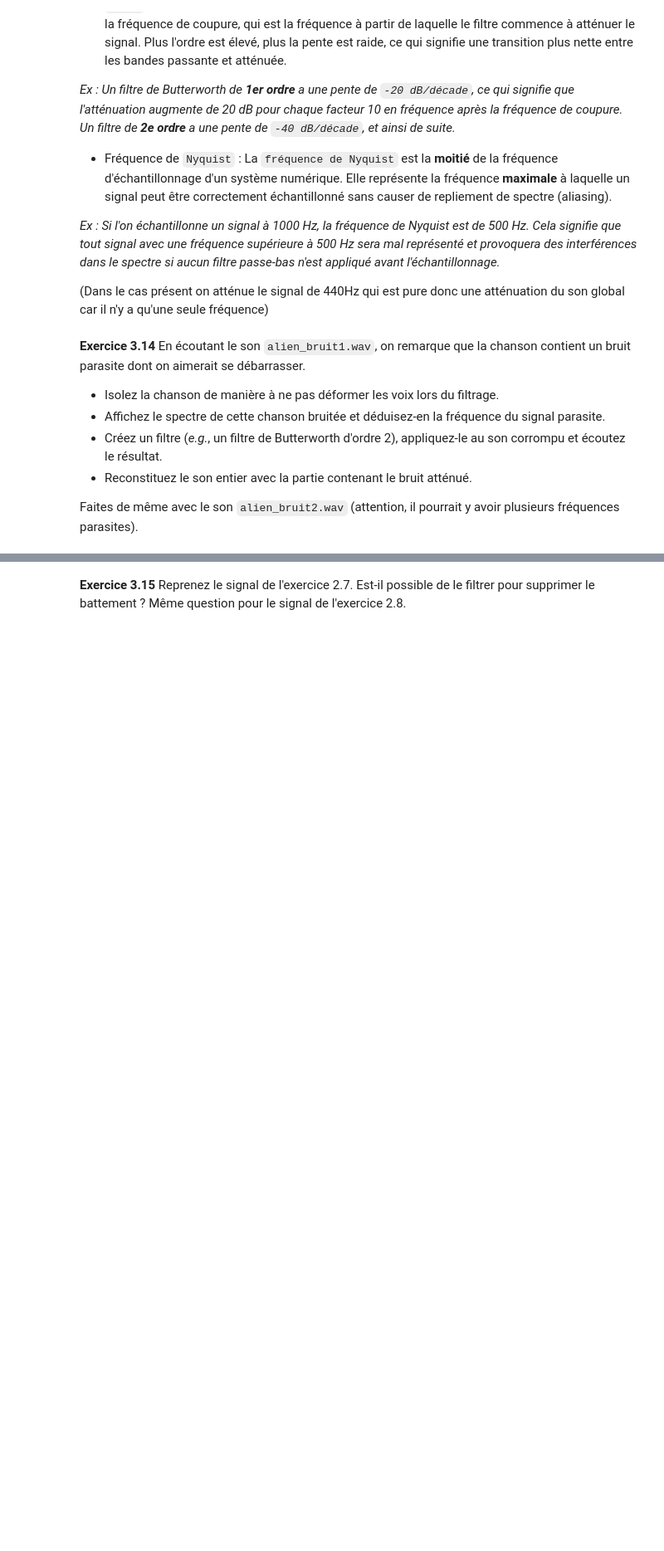
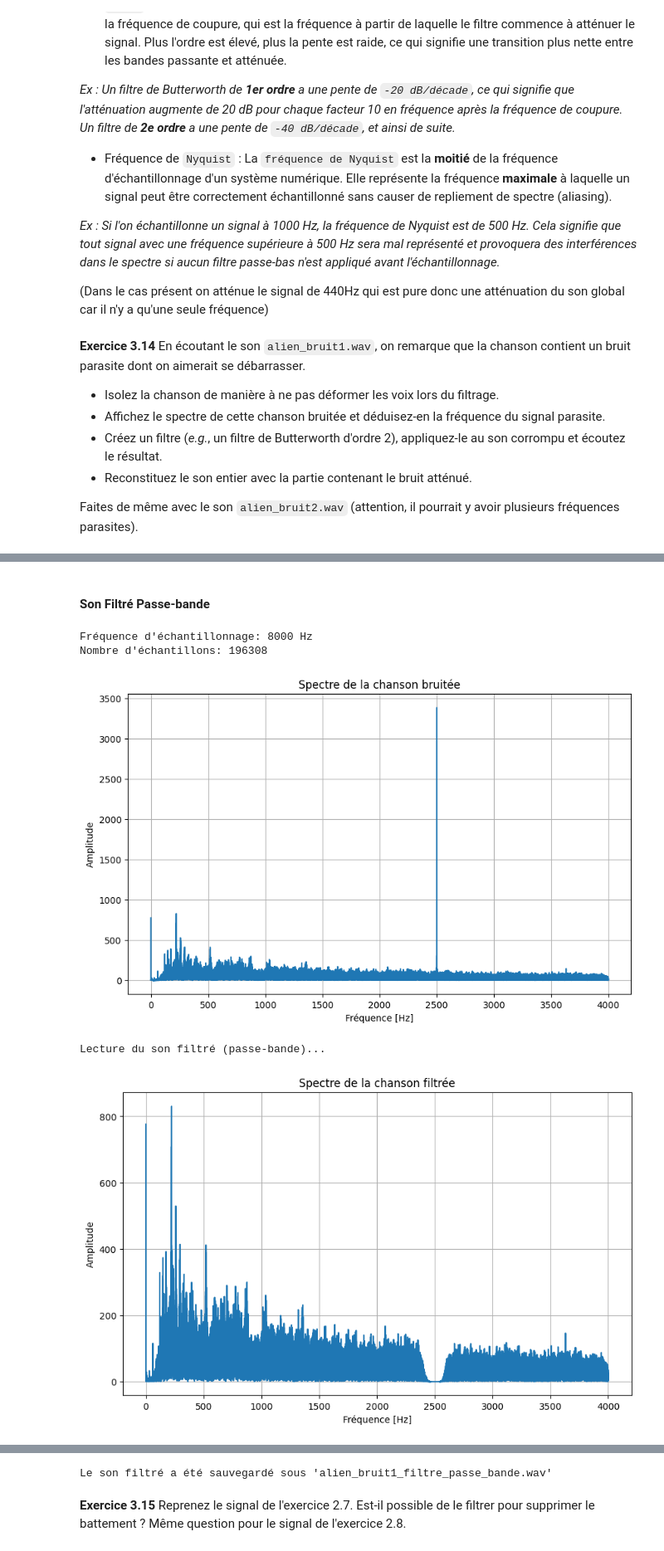
Before and after one commit to Makker5000/Traitement-de-Signaux-Reco-Alarme, a Jupyter notebook: T3032_TP_notebook_seance_Representation fréq de signaux 3.ipynb, the cells around one changed output, grey strips where cells are left out. Shown: that part at 83% size. Saved outputs shown, nothing was run; the diff lists cells and outputs as text; code cells hidden in the pictures; blank space fills up the shorter version.

```diff
--- a/T3032_TP_notebook_seance_Representation fréq de signaux 3.ipynb
+++ b/T3032_TP_notebook_seance_Representation fréq de signaux 3.ipynb
@@ -85,0 +187,75 @@ Faites de même avec le son `alien_bruit2.wav` (attention, il pourrait y avoir p
+# %% [markdown]
+#### Son Filtré Passe-bande
+# %%
+# Lecture du fichier son Original
+fe, data3 = read('Fichiers-pour-TP/sound/alien_bruit1.wav')
+print(f"Fréquence d'échantillonnage: {fe} Hz")
+print(f"Nombre d'échantillons: {len(data3)}")
+
+# Normaliser le signal si besoin (pour les fichiers wav int16)
+data3 = data3 / np.max(np.abs(data3))
+
+# 2. Analyse spectrale pour identifier la fréquence du bruit
+t_original2 = np.arange(len(data3)) / fe
+TF_original2 = np.fft.fft(data3)
+frequencies_original2 = np.fft.fftfreq(len(TF_original2), d=1/fe)
+
+# Affichage du spectre pour visualiser le bruit
+plt.figure(figsize=(10, 6))
+plt.plot(frequencies_original2[:len(frequencies_original2)//2], np.abs(TF_original2[:len(frequencies_original2)//2]))
+plt.title('Spectre de la chanson bruitée')
+plt.xlabel('Fréquence [Hz]')
+plt.ylabel('Amplitude')
+plt.grid(True)
+plt.show()
+
+# Création du filtre passe-bande de Butterworth (ordre 3 ou 4)
+# fc1 et fc2 sont les fréquences de coupure
+fc1 = 2400  # Borne inférieure de la bande (par exemple)
+fc2 = 2600  # Borne supérieure de la bande (par exemple)
+b, a = signal.butter(3, [fc1 / (fe / 2), fc2 / (fe / 2)], btype='bandstop')  # Création du filtre Passe-bande d'ordre 3
+
+# Application du filtre sur le signal
+data_filtre_bandstop = signal.filtfilt(b, a, data3)
+
+# Écouter le signal filtré
+print("Lecture du son filtré (passe-bande)...")
+sd.play(data_filtre_bandstop, fe)
+sd.wait()
+
+# Analyse Spectrale du son Filtré
+t_filtre2 = np.arange(len(data3)) / fe
+TF_filtre2 = np.fft.fft(data_filtre_bandstop)
+frequencies_filtre2 = np.fft.fftfreq(len(TF_filtre2), d=1/fe)
+
+# Affichage du spectre pour visualiser le l'atténuation du bruit
+plt.figure(figsize=(10, 6))
+plt.plot(frequencies_filtre2[:len(frequencies_filtre2)//2], np.abs(TF_filtre2[:len(frequencies_filtre2)//2]))
+plt.title('Spectre de la chanson filtrée')
+plt.xlabel('Fréquence [Hz]')
+plt.ylabel('Amplitude')
+plt.grid(True)
+plt.show()
+
+# Sauvegarder le signal filtré
+write('Fichiers-pour-TP/Sons-creer-modifie/alien_bruit1_filtre_passe_bande.wav', fe, (data_filtre_bandstop * 32767).astype(np.int16))
+
+# Afficher le signal original et filtré pour comparaison
+plt.figure(figsize=(10, 6))
+plt.plot(t_original2, data3, label='Son original', alpha=0.5)
+plt.plot(t_filtre2, data_filtre_bandstop, label='Son filtré (passe-bande)', linestyle='--')
+plt.xlabel('Temps [s]')
+plt.ylabel('Amplitude')
+plt.title('Comparaison entre le son original et le son filtré (passe-bande)')
+plt.legend()
+plt.grid(True)
+plt.show()
+
+# Reconstitution du son entier en sauvegardant la version filtrée
+print("Le son filtré a été sauvegardé sous 'alien_bruit1_filtre_passe_bande.wav'")
+# %% [output]
+Fréquence d'échantillonnage: 8000 Hz
+Nombre d'échantillons: 196308
+[figure, added]
+Lecture du son filtré (passe-bande)...
+[figure, added]
@@ -86,3 +263,4 @@ Faites de même avec le son `alien_bruit2.wav` (attention, il pourrait y avoir p
+Le son filtré a été sauvegardé sous 'alien_bruit1_filtre_passe_bande.wav'
 # %% [markdown]
 **Exercice 3.15** Reprenez le signal de l'exercice 2.7. Est-il possible de le filtrer pour supprimer le battement ? Même question pour le signal de l'exercice 2.8.
 # %% [markdown]
```
Also changed, not shown: parts of 6 cells of this notebook, 3 other files.
